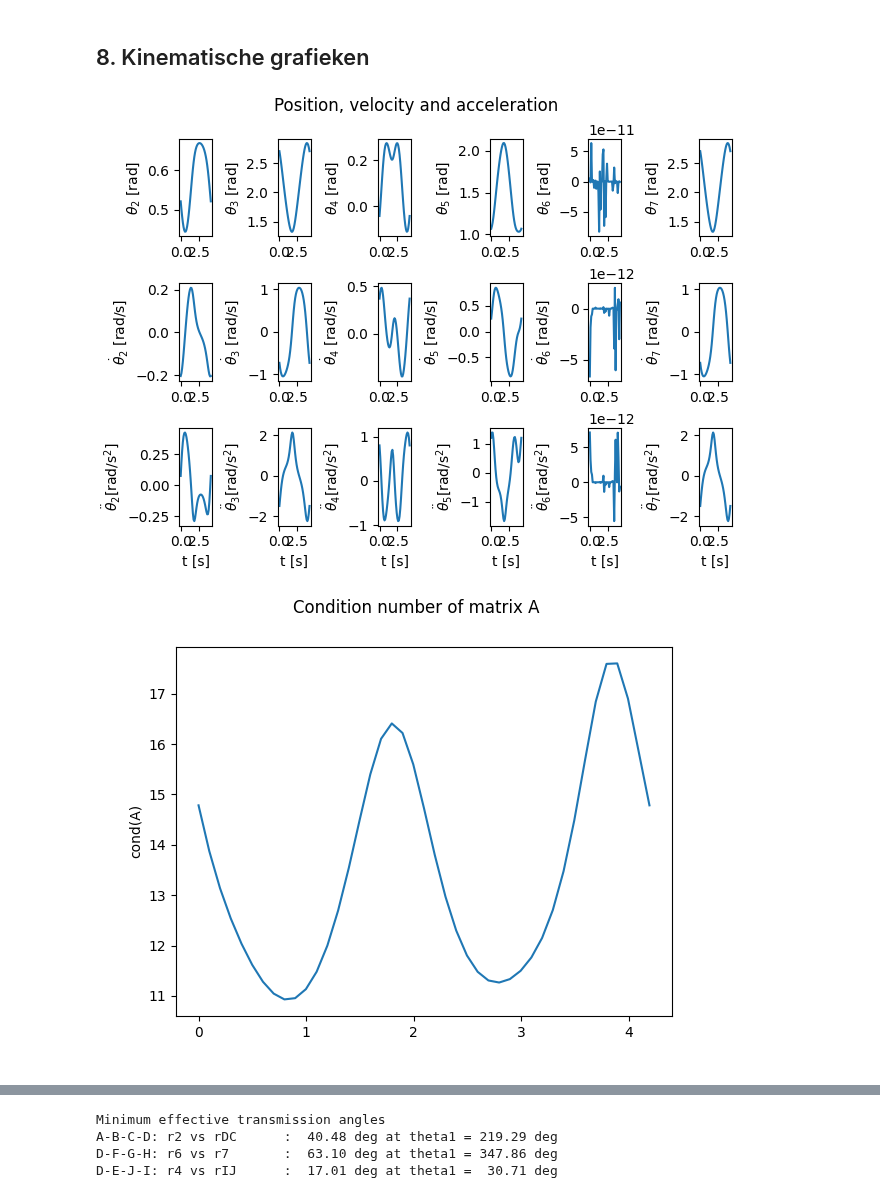
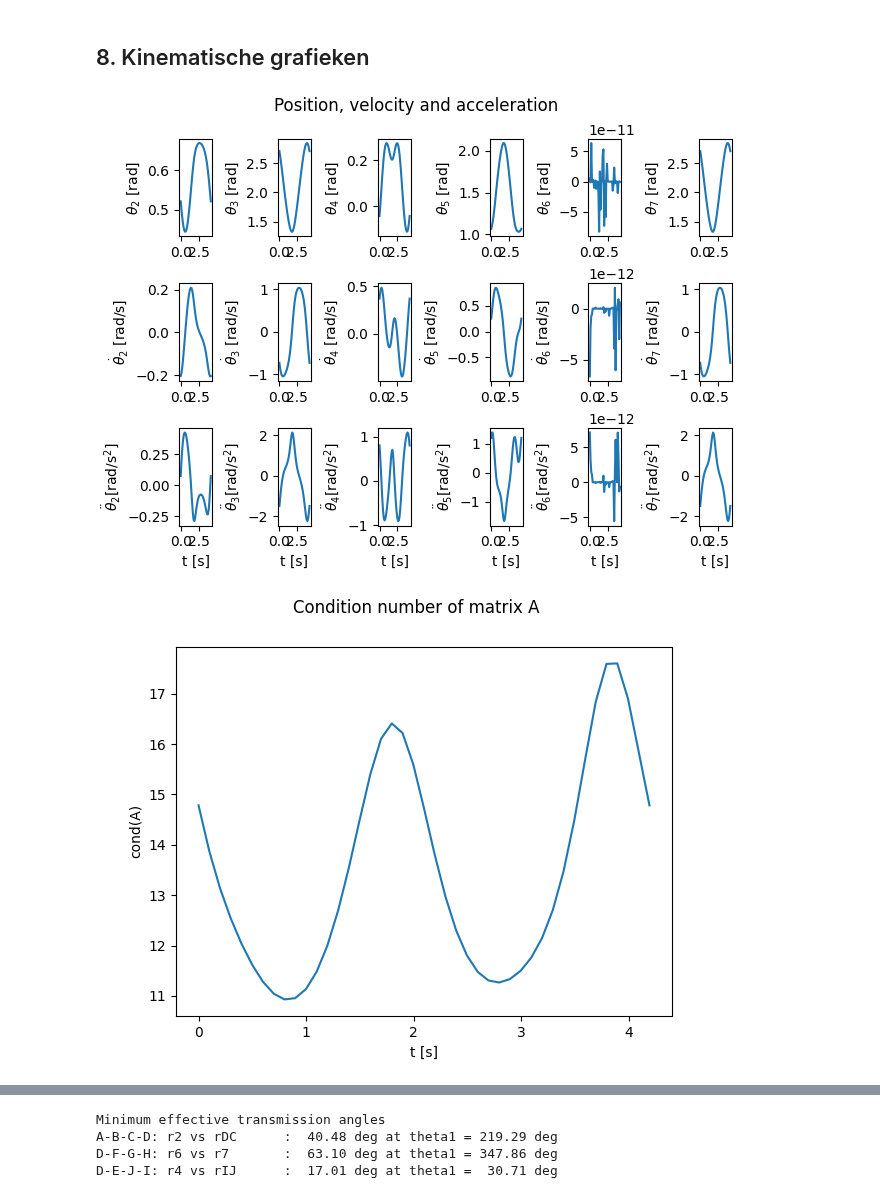
Before and after one commit to colincools/beweging, a Jupyter notebook: Ruitenwissers-mechanisme met zwaartekracht en wrijving.ipynb, the cells around one changed output, grey strips where cells are left out. Drawn from its saved outputs; the diff is of its cells as text; code cells hidden in the pictures.

```diff
--- a/Ruitenwissers-mechanisme met zwaartekracht en wrijving.ipynb
+++ b/Ruitenwissers-mechanisme met zwaartekracht en wrijving.ipynb
@@ -545,32 +532,33 @@ ax1[2,1].plot(t, ddtheta3)
 ax1[2,1].set_ylabel(r'$\ddot{\theta}_3 [\text{rad/s}^2]$')
 ax1[2,1].set_xlabel('t [s]')
 
 ax1[2,2].plot(t, ddtheta4)
 ax1[2,2].set_ylabel(r'$\ddot{\theta}_4 [\text{rad/s}^2]$')
 ax1[2,2].set_xlabel('t [s]')
 
 ax1[2,3].plot(t, ddtheta5)
 ax1[2,3].set_ylabel(r'$\ddot{\theta}_5 [\text{rad/s}^2]$')
 ax1[2,3].set_xlabel('t [s]')
 
 ax1[2,4].plot(t, ddtheta6)
 ax1[2,4].set_ylabel(r'$\ddot{\theta}_6 [\text{rad/s}^2]$')
 ax1[2,4].set_xlabel('t [s]')
 
 ax1[2,5].plot(t, ddtheta7)
 ax1[2,5].set_ylabel(r'$\ddot{\theta}_7 [\text{rad/s}^2]$')
 ax1[2,5].set_xlabel('t [s]')
 
 plt.show()
 
 # plot of condition number:
 figc, axc = plt.subplots()
 figc.suptitle("Condition number of matrix A")
 
 axc.plot(t, cond)
 axc.set_ylabel("cond(A)")
+axc.set_xlabel('t [s]')
 plt.show()
 # %% [output]
 [figure]
-[figure, old version]
+[figure, new version]
 # %% [markdown]
```
Also changed, not shown: parts of 22 cells of this notebook.
